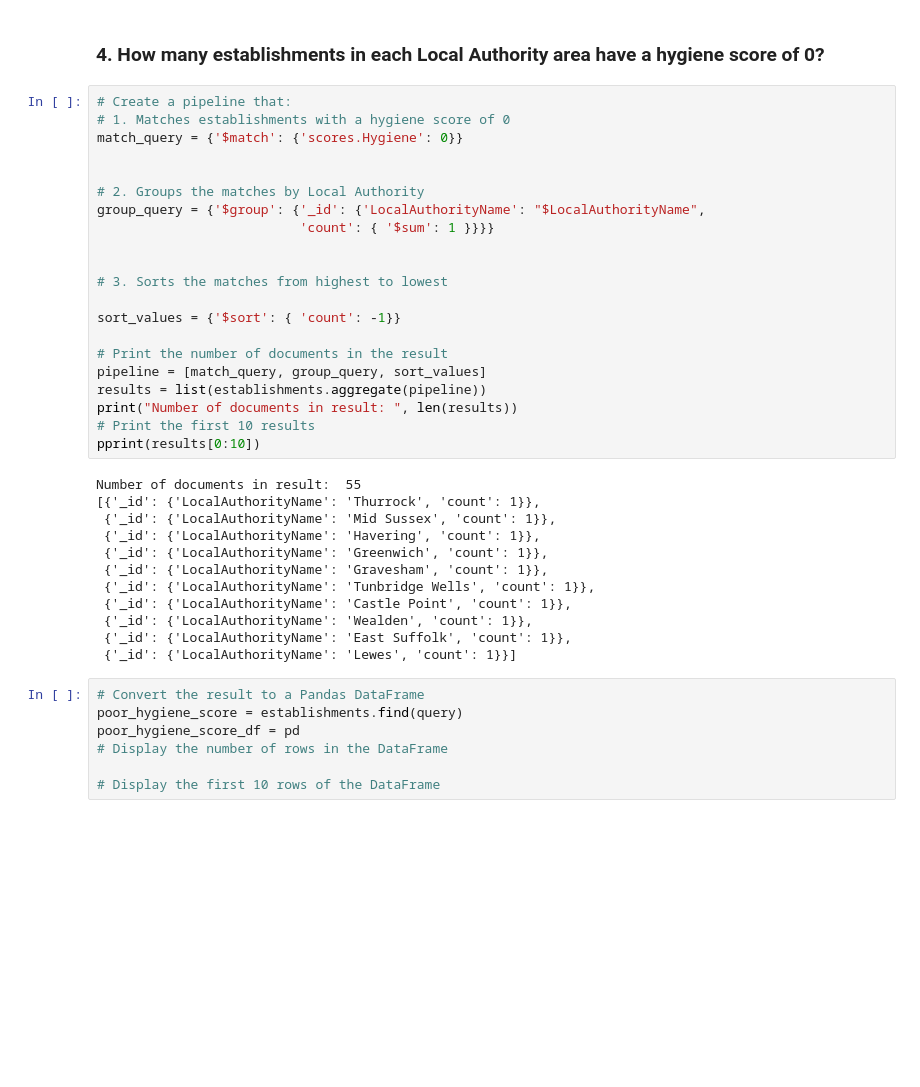
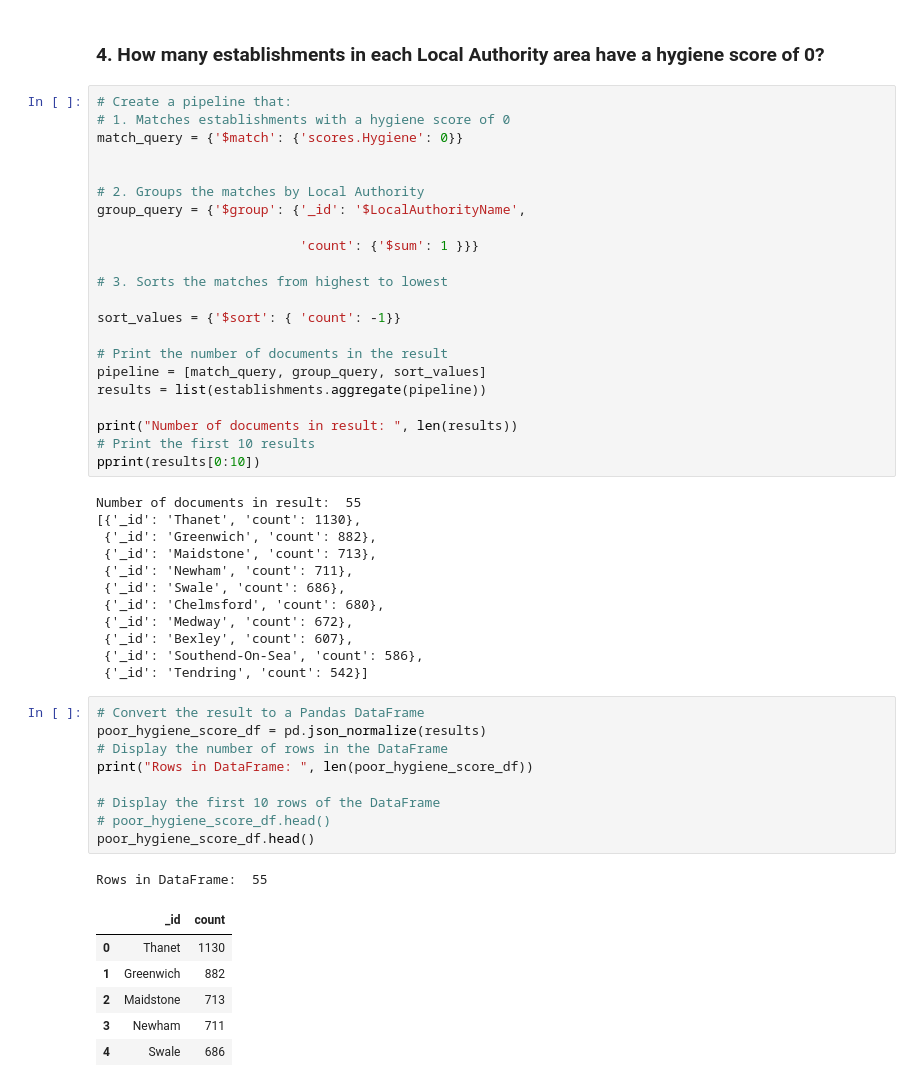
Before and after one commit to meehal0203/nosql-challenge, a Jupyter notebook: Starter_Code 12/NoSQL_analysis_starter.ipynb, the cells around one changed output. Saved outputs shown, nothing was run; the diff lists cells and outputs as text; blank space fills up the shorter version.

```diff
--- a/Starter_Code 12/NoSQL_analysis_starter.ipynb
+++ b/Starter_Code 12/NoSQL_analysis_starter.ipynb
@@ -232,9 +231,9 @@ match_query = {'$match': {'scores.Hygiene': 0}}
 
 
 # 2. Groups the matches by Local Authority
-group_query = {'$group': {'_id': {'LocalAuthorityName': "$LocalAuthorityName",
-                          'count': { '$sum': 1 }}}}
+group_query = {'$group': {'_id': '$LocalAuthorityName',
 
+                          'count': {'$sum': 1 }}}
 
 # 3. Sorts the matches from highest to lowest
 
@@ -243,25 +242,36 @@ sort_values = {'$sort': { 'count': -1}}
 # Print the number of documents in the result
 pipeline = [match_query, group_query, sort_values]
 results = list(establishments.aggregate(pipeline))
+
 print("Number of documents in result: ", len(results))
 # Print the first 10 results
 pprint(results[0:10])
 # %% [output]
 Number of documents in result:  55
-[{'_id': {'LocalAuthorityName': 'Thurrock', 'count': 1}},
- {'_id': {'LocalAuthorityName': 'Mid Sussex', 'count': 1}},
- {'_id': {'LocalAuthorityName': 'Havering', 'count': 1}},
- {'_id': {'LocalAuthorityName': 'Greenwich', 'count': 1}},
- {'_id': {'LocalAuthorityName': 'Gravesham', 'count': 1}},
- {'_id': {'LocalAuthorityName': 'Tunbridge Wells', 'count': 1}},
- {'_id': {'LocalAuthorityName': 'Castle Point', 'count': 1}},
- {'_id': {'LocalAuthorityName': 'Wealden', 'count': 1}},
- {'_id': {'LocalAuthorityName': 'East Suffolk', 'count': 1}},
- {'_id': {'LocalAuthorityName': 'Lewes', 'count': 1}}]
+[{'_id': 'Thanet', 'count': 1130},
+ {'_id': 'Greenwich', 'count': 882},
+ {'_id': 'Maidstone', 'count': 713},
+ {'_id': 'Newham', 'count': 711},
+ {'_id': 'Swale', 'count': 686},
+ {'_id': 'Chelmsford', 'count': 680},
+ {'_id': 'Medway', 'count': 672},
+ {'_id': 'Bexley', 'count': 607},
+ {'_id': 'Southend-On-Sea', 'count': 586},
+ {'_id': 'Tendring', 'count': 542}]
 # %%
 # Convert the result to a Pandas DataFrame
-poor_hygiene_score = establishments.find(query)
-poor_hygiene_score_df = pd
+poor_hygiene_score_df = pd.json_normalize(results)
 # Display the number of rows in the DataFrame
+print("Rows in DataFrame: ", len(poor_hygiene_score_df))
 
 # Display the first 10 rows of the DataFrame
+# poor_hygiene_score_df.head()
+poor_hygiene_score_df.head()
+# %% [output]
+Rows in DataFrame:  55
+|  | _id | count |
+| 0 | Thanet | 1130 |
+| 1 | Greenwich | 882 |
+| 2 | Maidstone | 713 |
+| 3 | Newham | 711 |
+| 4 | Swale | 686 |
```
Also changed, not shown: parts of 3 cells of this notebook.
